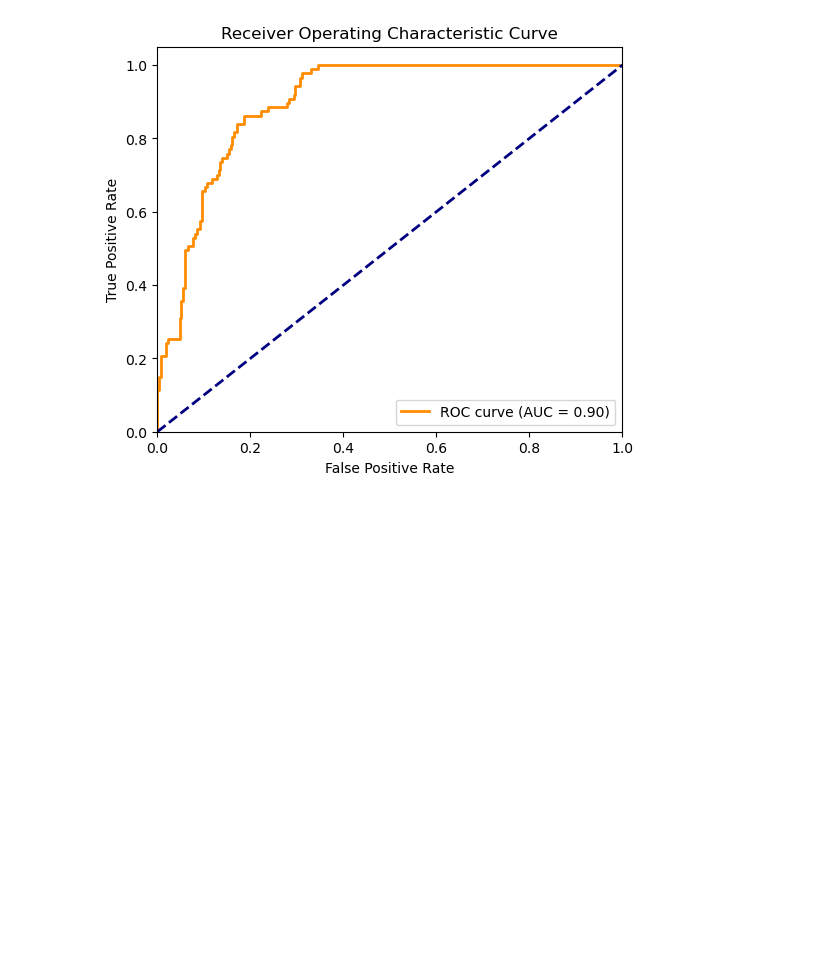
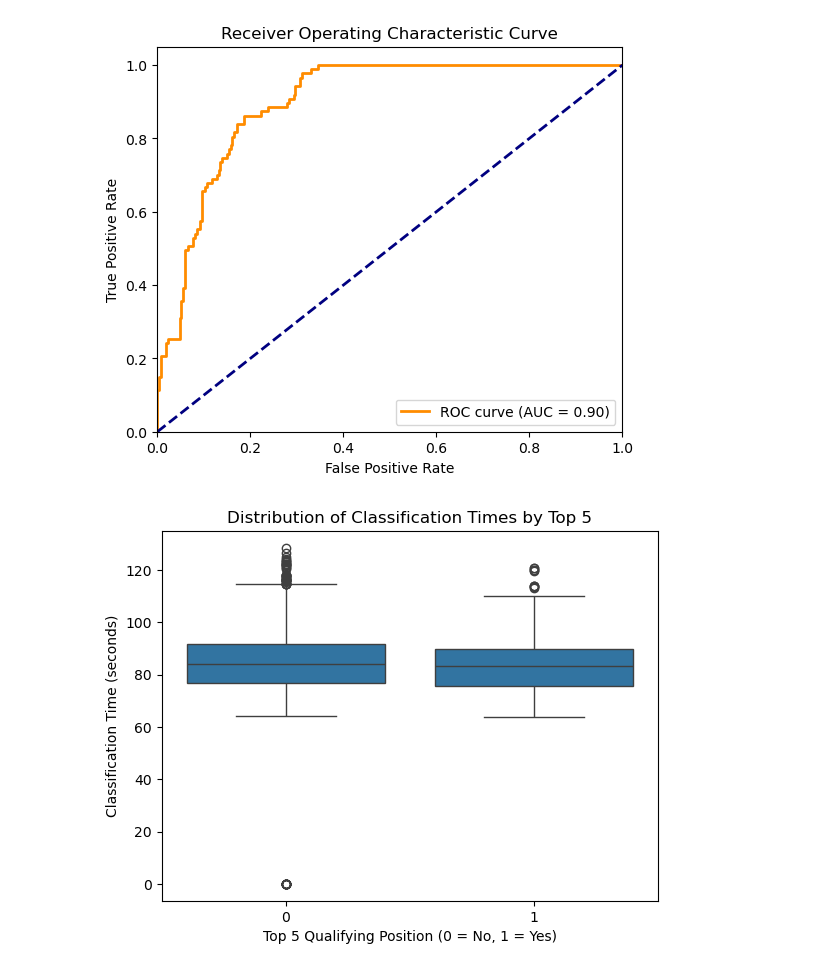
Before and after one commit to Arya-Sardesai/F1-Quali, a Jupyter notebook: Quali_pred.ipynb, the cells around one changed output. Cells and saved outputs as stored; diff of their text form; code cells hidden in the pictures; blank space fills up the shorter version.

```diff
--- a/Quali_pred.ipynb
+++ b/Quali_pred.ipynb
@@ -527,3 +527,12 @@ plt.legend(loc='lower right')
 plt.show()
 # %% [output]
 [figure]
+# %%
+# Visualization 1: Distribution of classification times
+sns.boxplot(x='top5', y='classification_time', data=qualifying_filtered)
+plt.title("Distribution of Classification Times by Top 5")
+plt.xlabel("Top 5 Qualifying Position (0 = No, 1 = Yes)")
+plt.ylabel("Classification Time (seconds)")
+plt.show()
+# %% [output]
+[figure, added]
```
Also changed, not shown: 2 other files.
